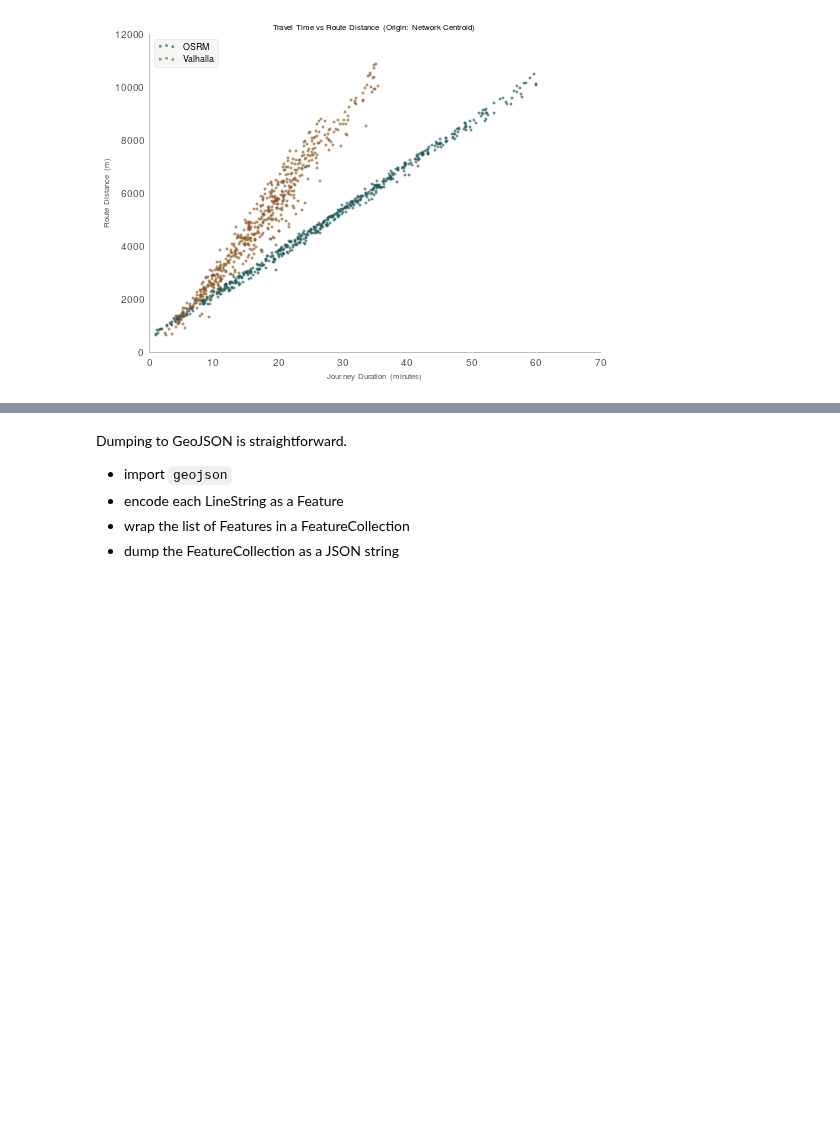
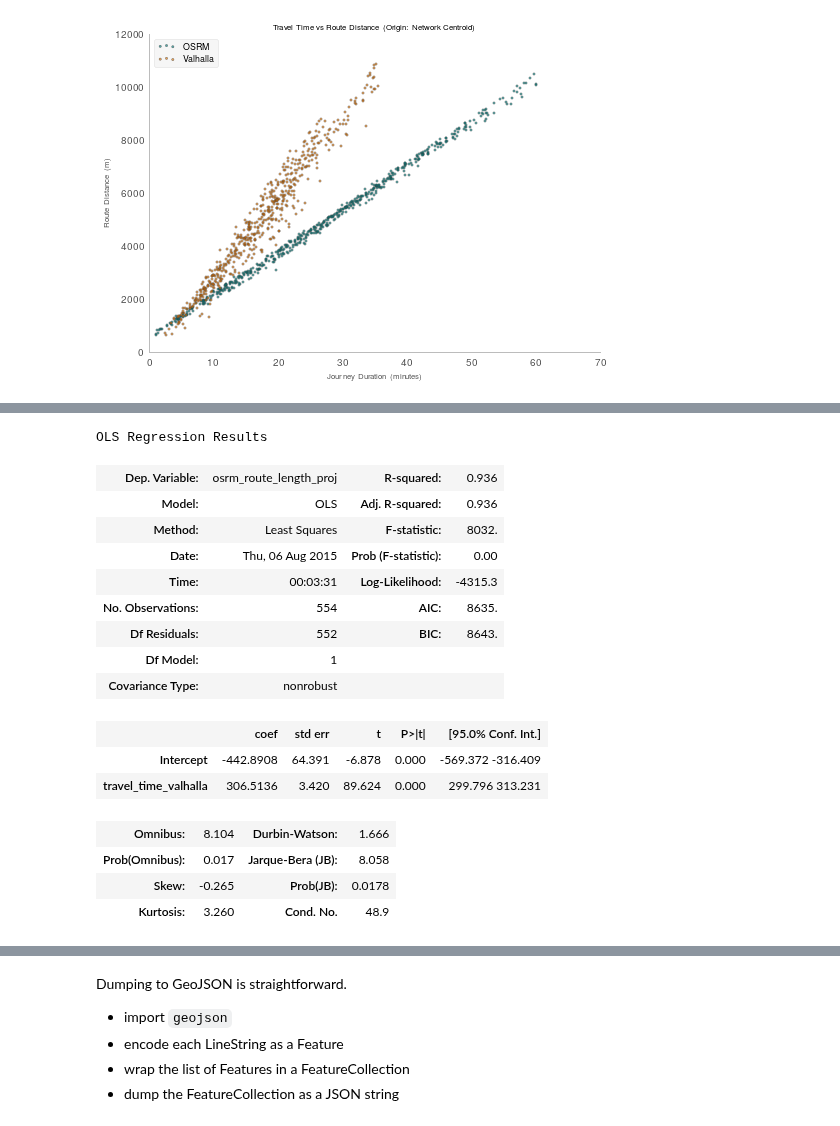
Before and after one commit to urschrei/router_comparison, a Jupyter notebook: OSRM_vs_Valhalla.ipynb, the cells around one changed output, grey strips where cells are left out. Saved outputs shown, nothing was run; the diff lists cells and outputs as text; code cells hidden in the pictures; blank space fills up the shorter version.

```diff
--- a/OSRM_vs_Valhalla.ipynb
+++ b/OSRM_vs_Valhalla.ipynb
@@ -510,0 +542,25 @@ plt.show()
+# %%
+# Valhalla regression
+valhalla_res = sm.ols(
+    formula='osrm_route_length_proj ~ travel_time_valhalla',
+    data=merged).fit()
+
+valhalla_res.summary()
+# %% [output]
+OLS Regression Results
+| Dep. Variable: | osrm_route_length_proj | R-squared: | 0.936 |
+| Model: | OLS | Adj. R-squared: | 0.936 |
+| Method: | Least Squares | F-statistic: | 8032. |
+| Date: | Thu, 06 Aug 2015 | Prob (F-statistic): | 0.00 |
+| Time: | 00:03:31 | Log-Likelihood: | -4315.3 |
+| No. Observations: | 554 | AIC: | 8635. |
+| Df Residuals: | 552 | BIC: | 8643. |
+| Df Model: | 1 |  |  |
+| Covariance Type: | nonrobust |  |  |
+|  | coef | std err | t | P>|t| | [95.0% Conf. Int.] |
+| Intercept | -442.8908 | 64.391 | -6.878 | 0.000 | -569.372 -316.409 |
+| travel_time_valhalla | 306.5136 | 3.420 | 89.624 | 0.000 | 299.796 313.231 |
+| Omnibus: | 8.104 | Durbin-Watson: | 1.666 |
+| Prob(Omnibus): | 0.017 | Jarque-Bera (JB): | 8.058 |
+| Skew: | -0.265 | Prob(JB): | 0.0178 |
+| Kurtosis: | 3.260 | Cond. No. | 48.9 |
```
Also changed, not shown: parts of 6 cells of this notebook, 1 other file.
